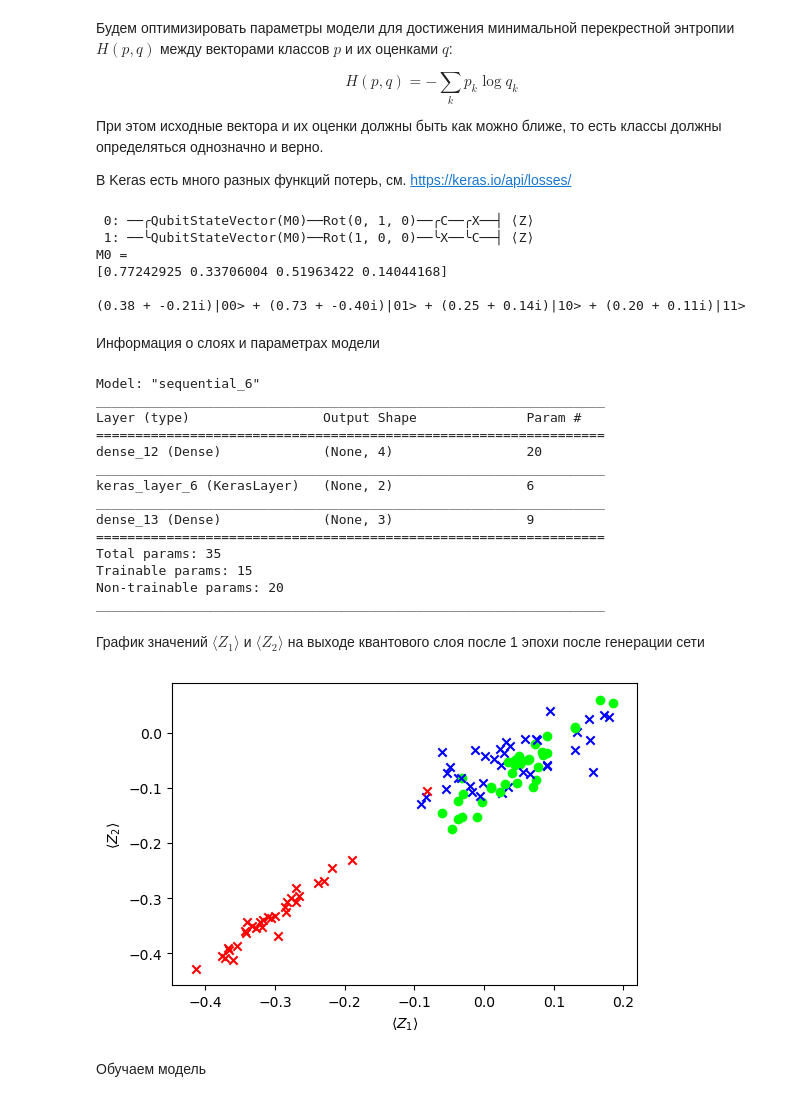
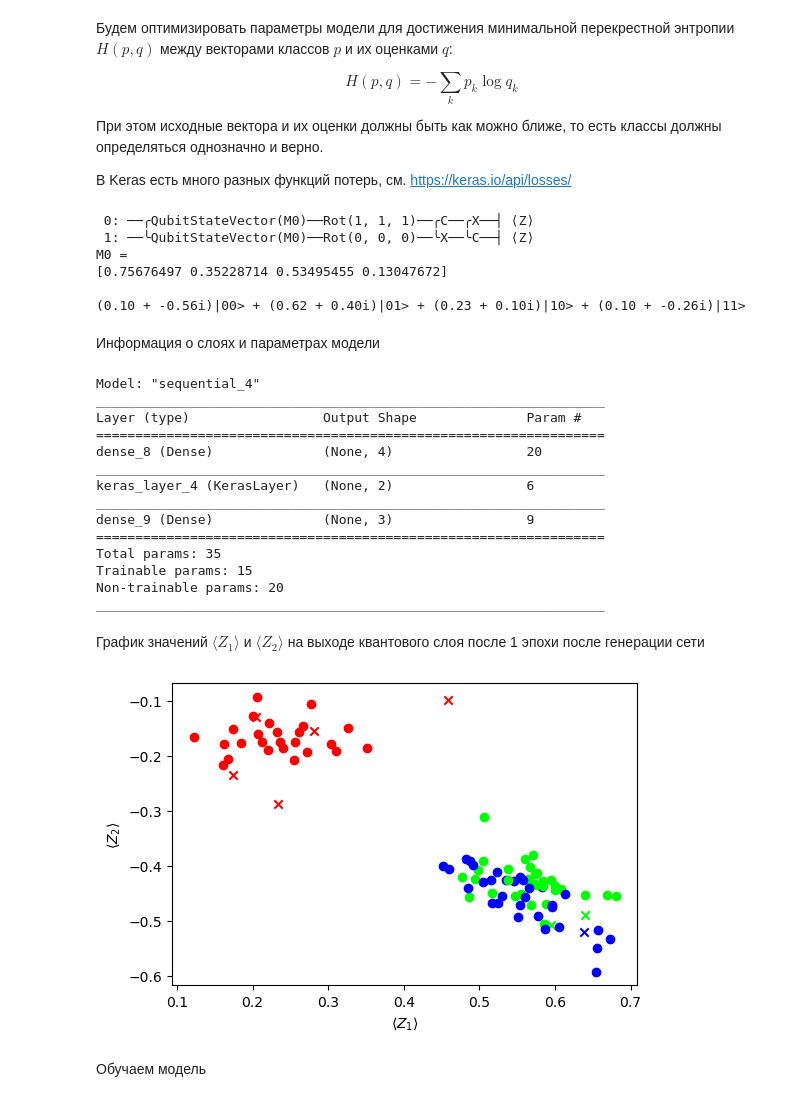
Before and after one commit to vongostev/PennyLane_Examples, a Jupyter notebook: quantum_neural_network.ipynb, the cells around one changed output. Drawn from its saved outputs; the diff is of its cells as text; code cells hidden in the pictures.

```diff
--- a/quantum_neural_network.ipynb
+++ b/quantum_neural_network.ipynb
@@ -54,7 +54,7 @@ Y = iris.target
 # Сколько элементов исключать из обучающих данных для финального тестирования
 exclude_items = 10
 
-X_train, X_test, y_train, y_test = train_test_split(X, Y, test_size=0.3, random_state=42)
+X_train, X_test, y_train, y_test = train_test_split(X, Y, test_size=0.3, random_state=42, shuffle=True)
 if exclude_items:
     X_exclude = X_train[:exclude_items]
     y_exclude = y_train[:exclude_items]
@@ -145,7 +145,7 @@ model.add(qml.qnn.KerasLayer(qlayer, weight_shapes, output_dim=n_qubits))
 # Преобраующий слой. Конвертирует квантовые данные размерности n_qubits в классические размерности data_dimension
 model.add(tf.keras.layers.Dense(data_dimension, activation='softmax'))
 
-opt = tf.keras.optimizers.Adam(learning_rate=0.008)
+opt = tf.keras.optimizers.Adam(learning_rate=0.016)
 model.compile(loss='categorical_crossentropy', optimizer=opt, metrics=["accuracy"])
 # %%
 def print_state(dev):
@@ -156,27 +156,27 @@ qlayer(np.random.randint(2, size=layers * n_qubits * 3).reshape(weight_shapes["w
 print(qlayer.draw())
 print(print_state(dev))
 # %% [output]
- 0: ──╭QubitStateVector(M0)──Rot(0, 1, 0)──╭C──╭X──┤ ⟨Z⟩
- 1: ──╰QubitStateVector(M0)──Rot(1, 0, 0)──╰X──╰C──┤ ⟨Z⟩
+ 0: ──╭QubitStateVector(M0)──Rot(1, 1, 1)──╭C──╭X──┤ ⟨Z⟩
+ 1: ──╰QubitStateVector(M0)──Rot(0, 0, 0)──╰X──╰C──┤ ⟨Z⟩
 M0 =
-[0.77242925 0.33706004 0.51963422 0.14044168]
+[0.75676497 0.35228714 0.53495455 0.13047672]
 
-(0.38 + -0.21i)|00> + (0.73 + -0.40i)|01> + (0.25 + 0.14i)|10> + (0.20 + 0.11i)|11>
+(0.10 + -0.56i)|00> + (0.62 + 0.40i)|01> + (0.23 + 0.10i)|10> + (0.10 + -0.26i)|11>
 # %% [markdown]
 Информация о слоях и параметрах модели
 # %%
 history = model.fit(X_train, y_train, validation_data=(X_test, y_test), epochs=1, batch_size=2, verbose=0)
 model.summary()
 # %% [output]
-Model: "sequential_6"
+Model: "sequential_4"
 _________________________________________________________________
 Layer (type)                 Output Shape              Param #
 =================================================================
-dense_12 (Dense)             (None, 4)                 20
+dense_8 (Dense)              (None, 4)                 20
 _________________________________________________________________
-keras_layer_6 (KerasLayer)   (None, 2)                 6
+keras_layer_4 (KerasLayer)   (None, 2)                 6
 _________________________________________________________________
-dense_13 (Dense)             (None, 3)                 9
+dense_9 (Dense)              (None, 3)                 9
 =================================================================
 Total params: 35
 Trainable params: 15
@@ -187,15 +187,15 @@ _________________________________________________________________
 # %%
 opt_weights = model.weights[2].numpy()
 predictions = model.predict(X_train)
 
 for x, y, p in zip(X_train, y_train, predictions):
     mk = 'o' if np.argmax(p) == np.argmax(y) else 'x'
-    plt.scatter(*qlayer(opt_weights, inputs=x), color=y, marker=mk)
+    plt.scatter(*qlayer(opt_weights, inputs=x), color=y.numpy(), marker=mk)
 plt.xlabel(r'$\langle Z_1\rangle$')
 plt.ylabel(r'$\langle Z_2\rangle$')
 plt.show()
 # %% [output]
-[figure, old version]
+[figure, new version]
 # %% [markdown]
 Обучаем модель
 # %%
```
Also changed, not shown: parts of 6 cells of this notebook.
